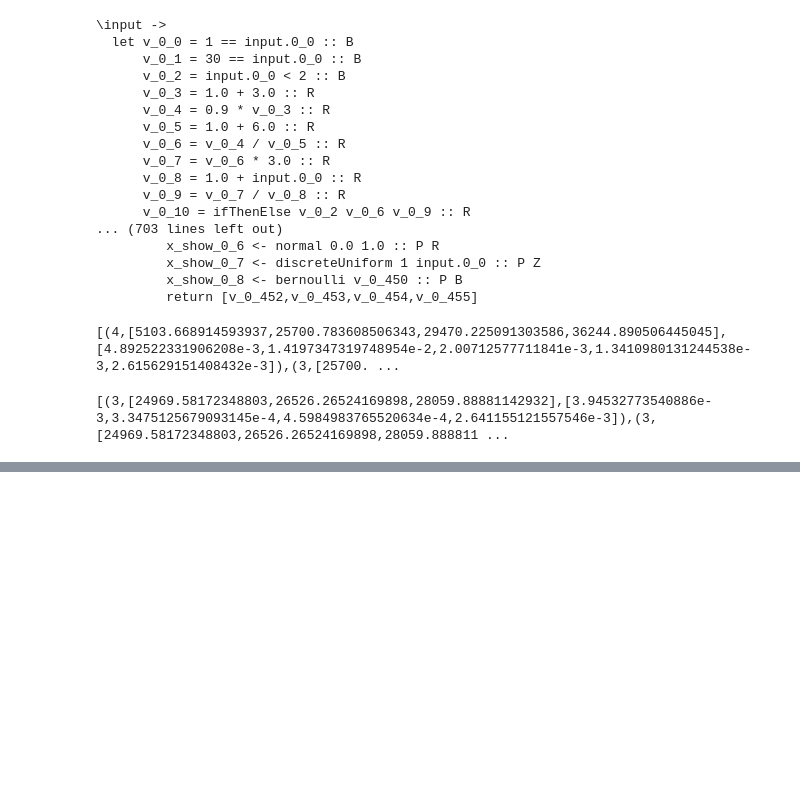
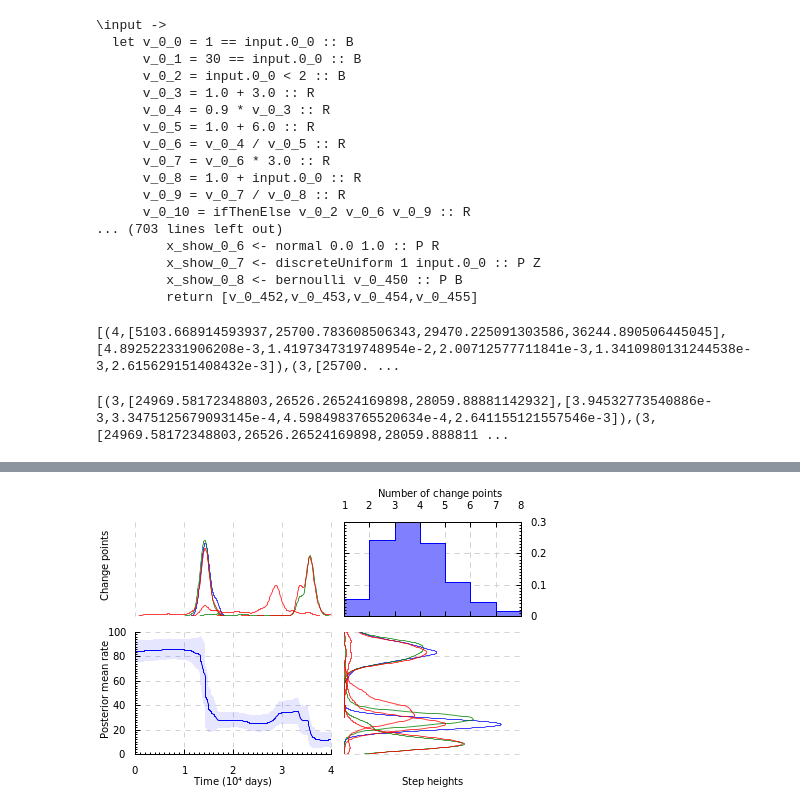
Before and after one commit to davidar/stochaskell, a Jupyter notebook: rj-coal.ipynb, the cells around one changed output, grey strips where cells are left out. Cells and saved outputs as stored; diff of their text form; code cells hidden in the pictures; blank space fills up the shorter version.

```diff
--- a/rj-coal.ipynb
+++ b/rj-coal.ipynb
@@ -197,0 +227,5 @@ toRenderable $ do
+# %%
+let cell = layoutToGrid . execEC
+toRenderable $ (cell pX `beside` cell pHist) `above` (cell pMain `beside` cell pY)
+# %% [output]
+[figure, added]
```
Also changed, not shown: parts of 7 cells of this notebook, 1 other file.
